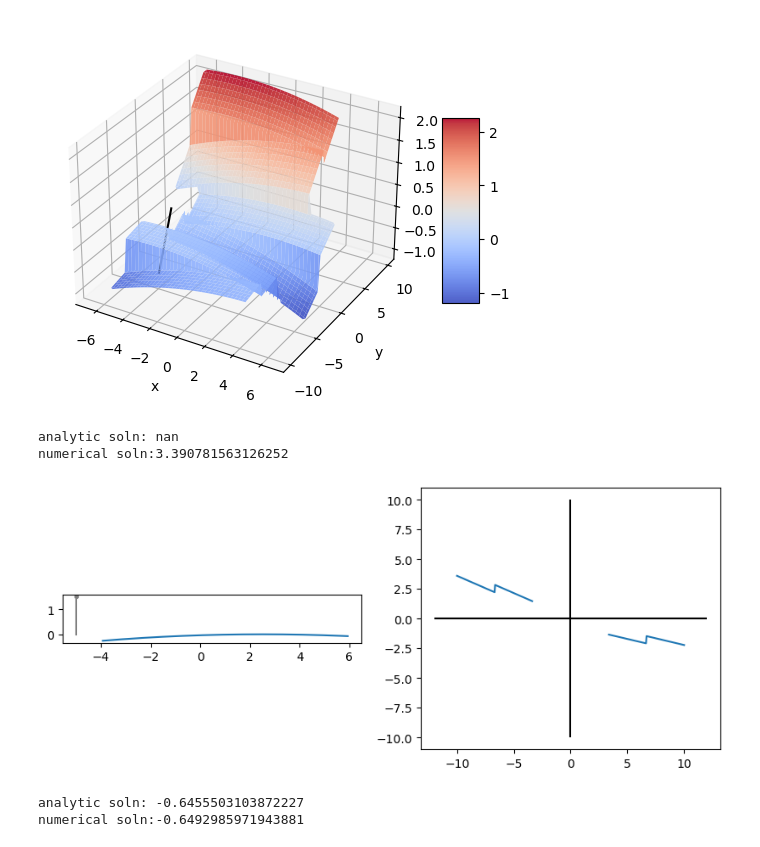
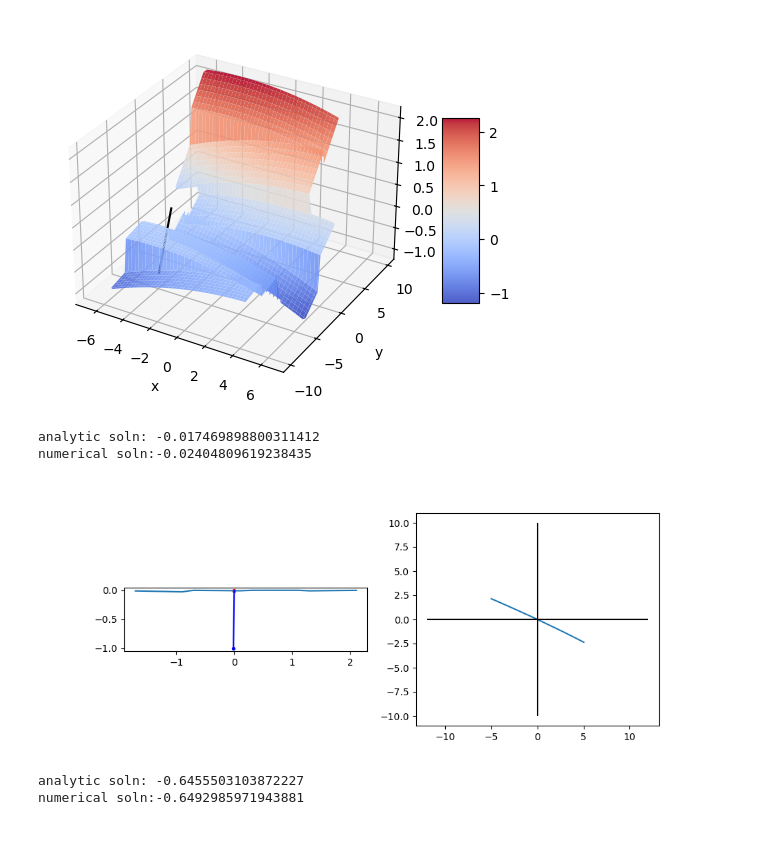
Before and after one commit to ellenle3/ifugen, a Jupyter notebook: python/surface_generator.ipynb, the cells around one changed output. Drawn from its saved outputs; the diff is of its cells as text; code cells hidden in the pictures.

```diff
--- a/python/surface_generator.ipynb
+++ b/python/surface_generator.ipynb
@@ -17,0 +46,3 @@ from custom_slicer_helpers import *
+# %%
+gamma = get_slice_params(0, 0, p, []).gamma
+calc_zp_from_gamma(gamma, cv, 0)
@@ -17,0 +78,35 @@ from custom_slicer_helpers import *
+# %%
+p = ImageSlicerParams(
+    custom = False,
+    surface_type = 0,
+    n_each = 12,
+    n_rows = 3,
+    n_cols = 1,
+    angle_mode = 2,
+    dalpha = 3.9,
+    dbeta = 0,
+    dgamma = -0.655,
+    gamma_offset = 0.33,
+    azps = 0,
+    dsyx = 0,
+    dsyz = 0,
+    dsxy = 0,
+    dsxz = 0,
+    du = 0,
+    alpha_cen = 0,
+    beta_cen = 0,
+    gamma_cen = 0,
+    syx_cen = 0,
+    syz_cen = 0,
+    sxy_cen = 0,
+    sxz_cen = 0,
+    u_cen = 0,
+    dx = 7.2,
+    dy = 0.2,
+    c = -1/183,
+    k = 0,
+    gx_width = 0,
+    gx_depth = 0,
+    gy_width = 0,
+    gy_depth = 0
+)
@@ -177,7 +284,7 @@ surf = np.zeros(len(x))
 for i,x1 in enumerate(x):
     surf[i] = make_image_slicer(x1, yt, p, p_custom)
 
-xt = -5
+xt = 0
 l = 0
 m = 1
 n = 0.5
@@ -197,36 +304,36 @@ print("analytic soln: " + str(ray_out.t))
 t = np.linspace(-12, 12, 500)
 feval = np.zeros(len(t))
 for i,t1 in enumerate(t):
     feval[i] = transfer_function(t1, ray_in, p, p_custom)
 idx = np.nanargmin(np.abs(feval))
 tnum = t[idx]
 print("numerical soln:" + str(tnum))
 
 fig, axs = plt.subplots(nrows=1, ncols=2, figsize=(10,4))
 axs[0].plot(x, surf)
 
 # Draw analytically calculated ray and surface normal
 axs[0].plot([ray_in.xt, ray_out.xs], [0, ray_out.zs], c='r', zorder=1)
 axs[0].scatter([ray_out.xs], [ray_out.zs], c='r', s=8, zorder=1)
 axs[0].plot([ray_out.xs, ray_out.xs + ray_out.ln], [ray_out.zs, ray_out.zs + ray_out.nn], c='b')
 axs[0].scatter([ray_out.xs + ray_out.ln], [ray_out.zs + ray_out.nn], c='b', s=8, zorder=10)
 
 # Numerically determined ray
 axs[0].plot([ray_in.xt, ray_in.xt + tnum*ray_in.l], [0, tnum*ray_in.n], c='gray', zorder=0)
 axs[0].scatter([ray_in.xt + tnum*ray_in.l], [tnum*ray_in.n], c='gray', s=8, zorder=0)
 
 axs[0].set_aspect("equal")
 
 axs[1].plot(t, feval)
 axs[1].hlines(0, t[0], t[-1], colors='k')
 axs[1].vlines(0, -10, 10, colors='k')
 #axs[1].set_ylim(np.nanmin(feval), np.nanmax(feval))
 
 plt.show()
 # %% [output]
-analytic soln: nan
-numerical soln:3.390781563126252
+analytic soln: -0.017469898800311412
+numerical soln:-0.02404809619238435
-[figure, old version]
+[figure, new version]
 # %%
 p = ImageSlicerParams(
     custom = 0,
```
Also changed, not shown: parts of 13 cells of this notebook, 5 other files.
